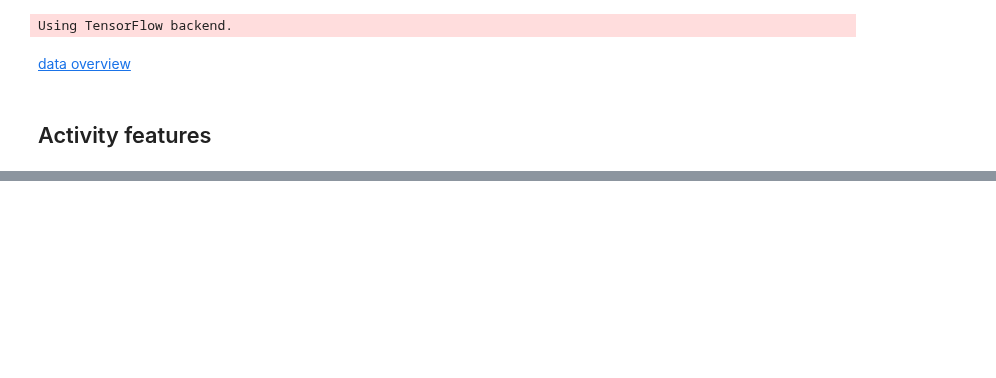
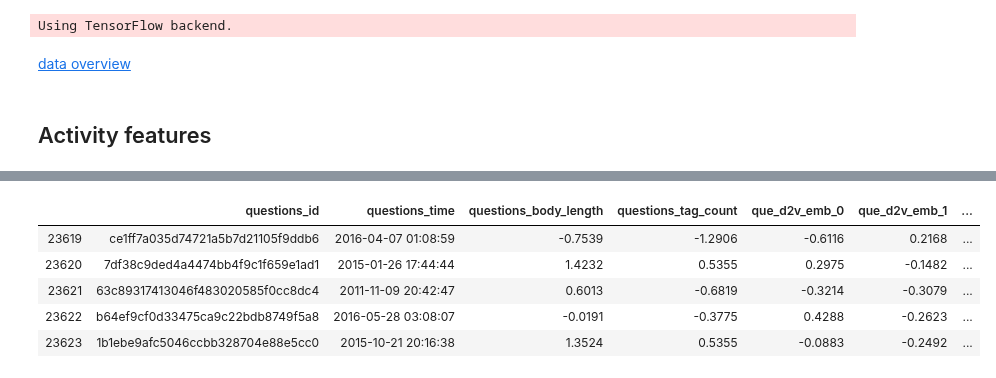
Before and after one commit to sbouslama/udacity_dataScientist_NANODegree, a Jupyter notebook: Recommendation/careerVillageEDA.ipynb, the cells around one changed output, grey strips where cells are left out. Cells and saved outputs as stored; diff of their text form; code cells hidden in the pictures; blank space fills up the shorter version.

Commit message:
add questions and student features

```diff
--- a/Recommendation/careerVillageEDA.ipynb
+++ b/Recommendation/careerVillageEDA.ipynb
@@ -290,3 +696,12 @@ class process_quest_features:
+# %%
+que_data.tail()
+# %% [output]
+|  | questions_id | questions_time | questions_body_length | questions_tag_count | que_d2v_emb_0 | que_d2v_emb_1 | ... |
+| 23619 | ce1ff7a035d74721a5b7d21105f9ddb6 | 2016-04-07 01:08:59 | -0.7539 | -1.2906 | -0.6116 | 0.2168 | ... |
+| 23620 | 7df38c9ded4a4474bb4f9c1f659e1ad1 | 2015-01-26 17:44:44 | 1.4232 | 0.5355 | 0.2975 | -0.1482 | ... |
+| 23621 | 63c89317413046f483020585f0cc8dc4 | 2011-11-09 20:42:47 | 0.6013 | -0.6819 | -0.3214 | -0.3079 | ... |
+| 23622 | b64ef9cf0d33475ca9c22bdb8749f5a8 | 2016-05-28 03:08:07 | -0.0191 | -0.3775 | 0.4288 | -0.2623 | ... |
+| 23623 | 1b1ebe9afc5046ccbb328704e88e5cc0 | 2015-10-21 20:16:38 | 1.3524 | 0.5355 | -0.0883 | -0.2492 | ... |
 # %%
 qa_data['duration_to_answer'] =  pd.to_datetime(qa_data['answers_date_added']) - pd.to_datetime(qa_data['questions_date_added'])
 # qa_data['duration_to_answer'].dt.seconds.plot(kind='hist', figsize=(15,10), bins=200, density=True)
```
Also changed, not shown: parts of 14 cells of this notebook.
